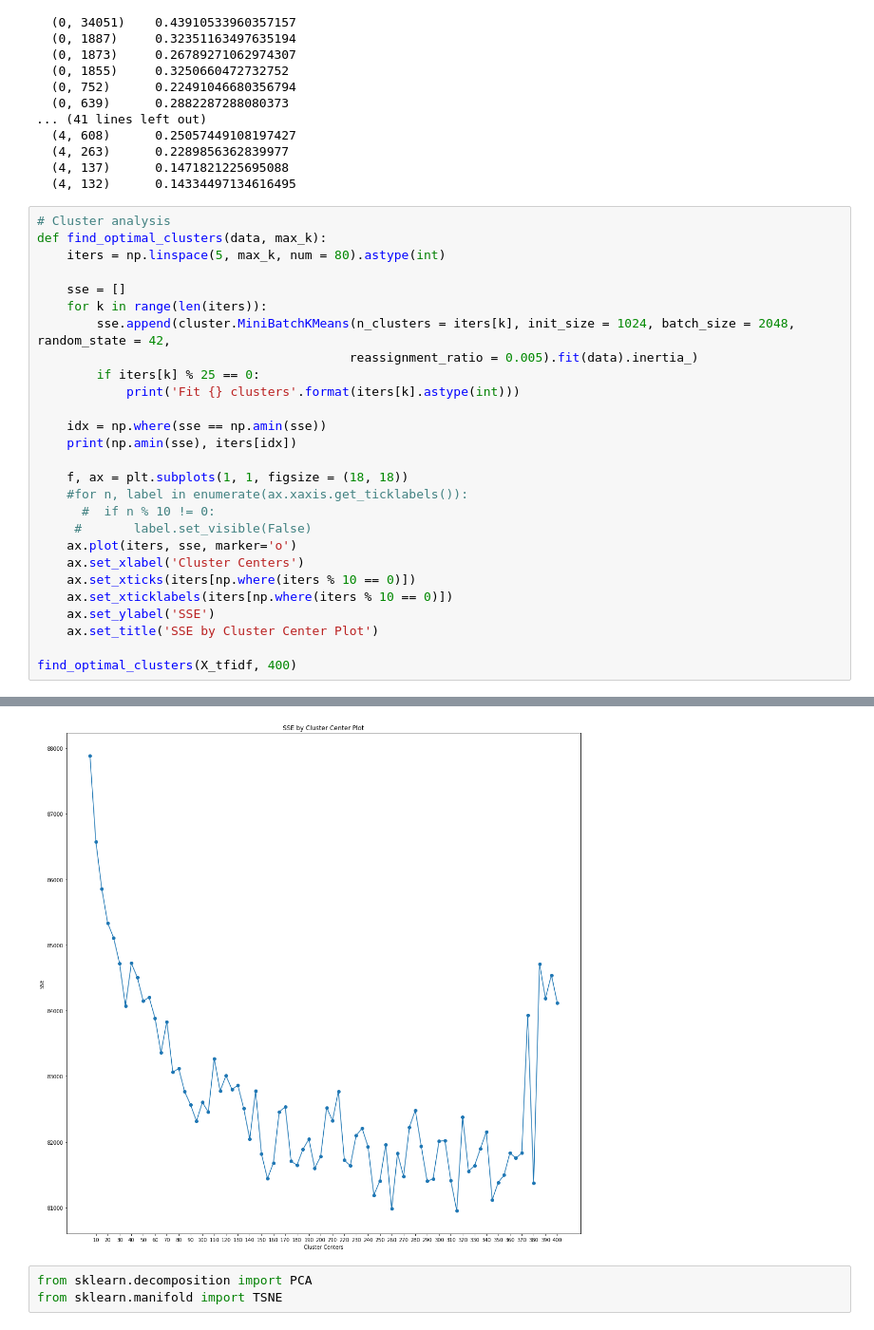
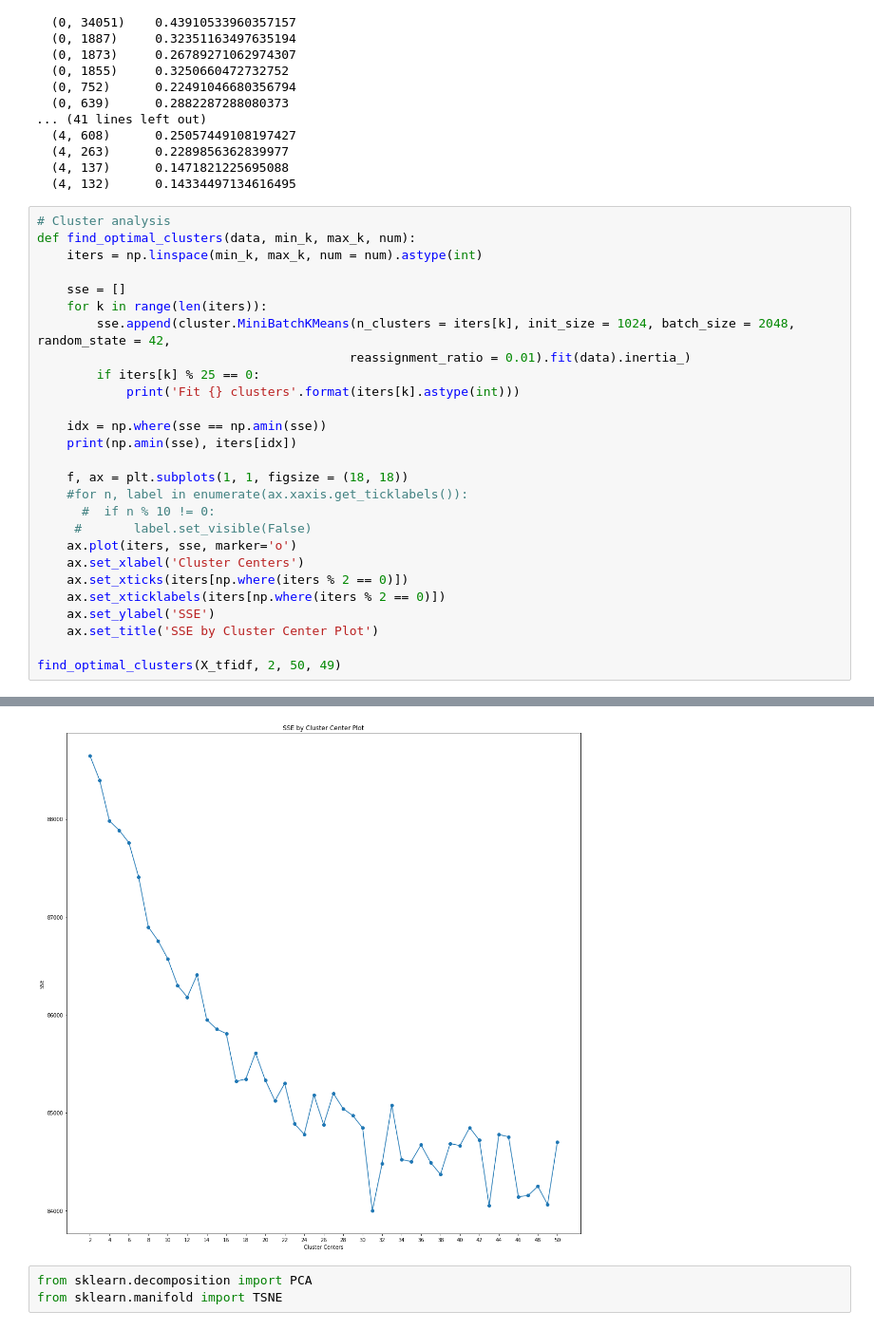
Before and after one commit to theultimate1/research, a Jupyter notebook: research/text-classification/cluster_analysis_of_tweets.ipynb, the cells around one changed output, grey strips where cells are left out. Shown at 95% size. Drawn from its saved outputs; the diff is of its cells as text.

```diff
--- a/research/text-classification/cluster_analysis_of_tweets.ipynb
+++ b/research/text-classification/cluster_analysis_of_tweets.ipynb
@@ -214,13 +214,13 @@ print(X_tfidf[:5])
   (4, 132)      0.14334497134616495
 # %%
 # Cluster analysis
-def find_optimal_clusters(data, max_k):
-    iters = np.linspace(5, max_k, num = 80).astype(int)
+def find_optimal_clusters(data, min_k, max_k, num):
+    iters = np.linspace(min_k, max_k, num = num).astype(int)
 
     sse = []
     for k in range(len(iters)):
         sse.append(cluster.MiniBatchKMeans(n_clusters = iters[k], init_size = 1024, batch_size = 2048, random_state = 42,
-                                          reassignment_ratio = 0.005).fit(data).inertia_)
+                                          reassignment_ratio = 0.01).fit(data).inertia_)
         if iters[k] % 25 == 0:
             print('Fit {} clusters'.format(iters[k].astype(int)))
 
@@ -233,12 +233,12 @@ def find_optimal_clusters(data, max_k):
      #       label.set_visible(False)
     ax.plot(iters, sse, marker='o')
     ax.set_xlabel('Cluster Centers')
-    ax.set_xticks(iters[np.where(iters % 10 == 0)])
-    ax.set_xticklabels(iters[np.where(iters % 10 == 0)])
+    ax.set_xticks(iters[np.where(iters % 2 == 0)])
+    ax.set_xticklabels(iters[np.where(iters % 2 == 0)])
     ax.set_ylabel('SSE')
     ax.set_title('SSE by Cluster Center Plot')
 
-find_optimal_clusters(X_tfidf, 400)
+find_optimal_clusters(X_tfidf, 2, 50, 49)
 # %% [output]
 Fit 25 clusters
 Fit 50 clusters
@@ -260,4 +246,4 @@ Fit 400 clusters
-[figure, old version]
+[figure, new version]
 # %%
 from sklearn.decomposition import PCA
 from sklearn.manifold import TSNE
```
Also changed, not shown: parts of 4 cells of this notebook.
